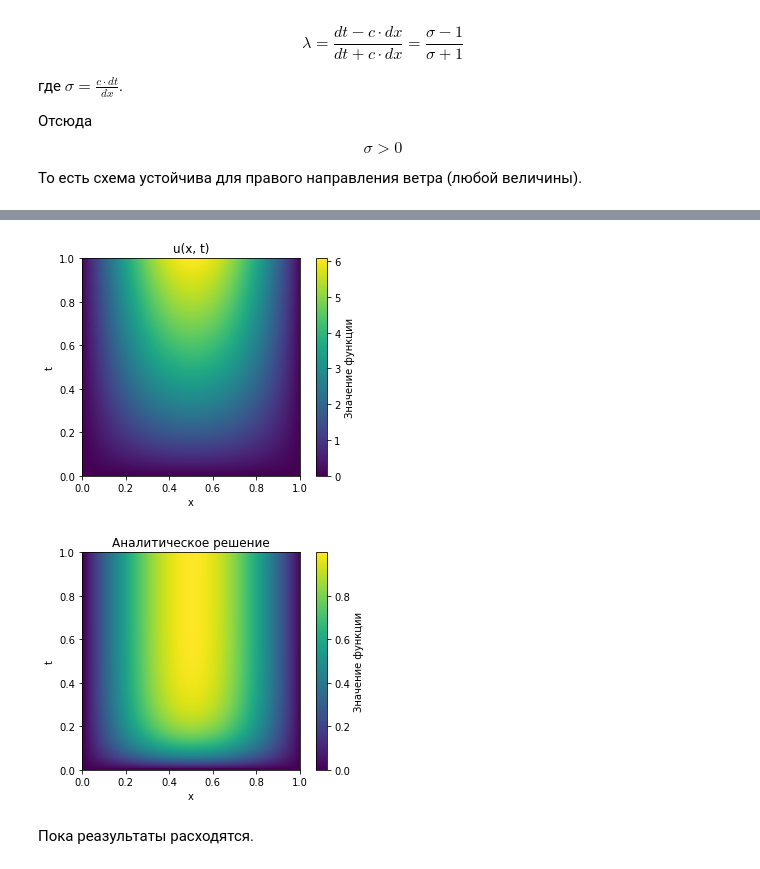
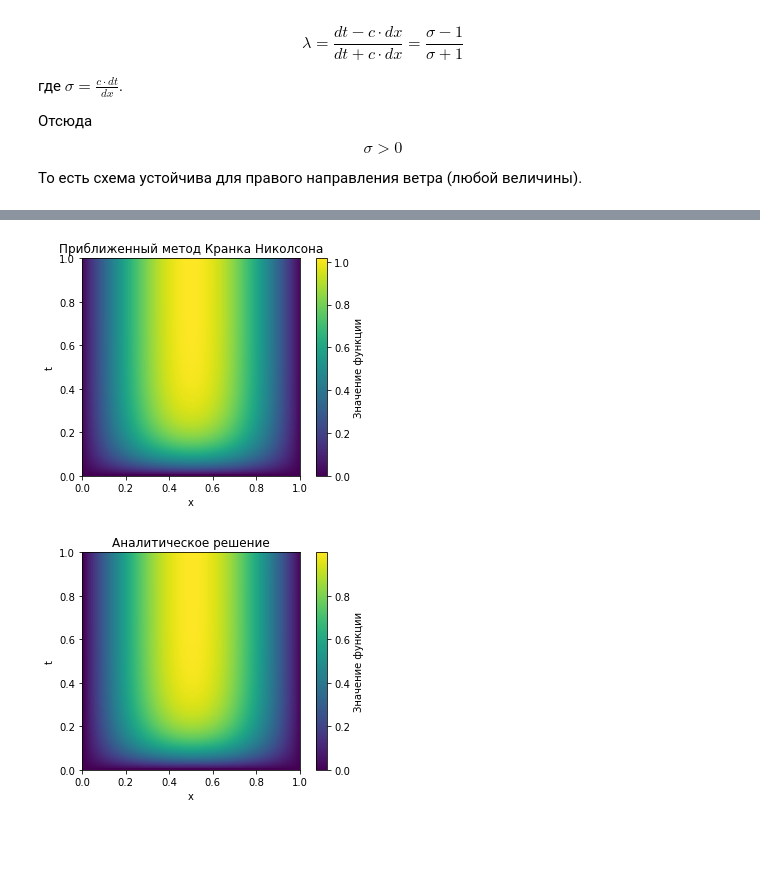
Before and after one commit to Griborii/computation_math, a Jupyter notebook: ДЗ 2/ДЗ 2.ipynb, the cells around one changed output, grey strips where cells are left out. Cells and saved outputs as stored; diff of their text form; code cells hidden in the pictures; blank space fills up the shorter version.

```diff
--- a/ДЗ 2/ДЗ 2.ipynb
+++ b/ДЗ 2/ДЗ 2.ipynb
@@ -122,21 +143,25 @@ def prec_ans(x, t):
 def Krank_nik(u_0, func, h_t, h_x):
     n_t = int(T_t / h_t)
     n_x = int(T_x / h_x)
-    f = [func(i / n_x) for i in range(n_x)]
-    A = np.zeros((n_x, n_x))
+    f = np.array([func(i / n_x) for i in range(n_x)])
+    B = np.zeros((n_x, n_x))
+    C = np.zeros((n_x, n_x))
 
     for i in range(n_x):
-        A[i][i] = 1 + 2 * lmbd
+        B[i][i] = 1 + 2 * lmbd
+        C[i][i] = 1 - 2 * lmbd
 
     for i in range(n_x - 1):
-        A[i + 1][i] = -lmbd
-        A[i][i + 1] = -lmbd
+        B[i + 1][i] = -lmbd
+        B[i][i + 1] = -lmbd
+        C[i + 1][i] = lmbd
+        C[i][i + 1] = lmbd
 
-    B = np.linalg.inv(A/2 + np.eye(n_x)/h_t)
+    B_inv = np.linalg.inv(B)
     U = [u_0]
 
     for i in range(1, n_t):
-        u = B @ (f - A @ U[i - 1] / 2 + U[i - 1] / h_t)
+        u = B_inv @ (f * h_t + C @ U[i - 1])
         U.append(u)
     return U
 
@@ -146,35 +171,33 @@ h_t = 0.01
 h_x = 0.01
 n_t = int(T_t / h_t)
 n_x = int(T_x / h_x)
 lmbd = h_t / (2 * h_x**2)
 u_0 = np.zeros(n_x)
 
 U = Krank_nik(u_0, func1, h_t, h_x)
 
 plt.imshow(U, extent=[0, 1, 0, 1], origin='lower', cmap='viridis')
 plt.colorbar(label='Значение функции')  # Добавляем цветовую шкалу
 plt.xlabel('x')
 plt.ylabel('t')
-plt.title('u(x, t)')
+plt.title('Приближенный метод Кранка Николсона')
 plt.show()
 
 U_real = []
 
 for i in range(n_t):
     t = i * h_t
     U_real.append([])
     for j in range(n_x):
         x = j * h_x
         U_real[i].append(prec_ans(x, t))
 
 plt.imshow(U_real, extent=[0, 1, 0, 1], origin='lower', cmap='viridis')
 plt.colorbar(label='Значение функции')  # Добавляем цветовую шкалу
 plt.xlabel('x')
 plt.ylabel('t')
 plt.title('Аналитическое решение')
 plt.show()
 # %% [output]
-[figure, old version]
+[figure, new version]
 [figure]
-# %% [markdown]
-Пока реазультаты расходятся.
```
Also changed, not shown: parts of 4 cells of this notebook, 1 other file.
